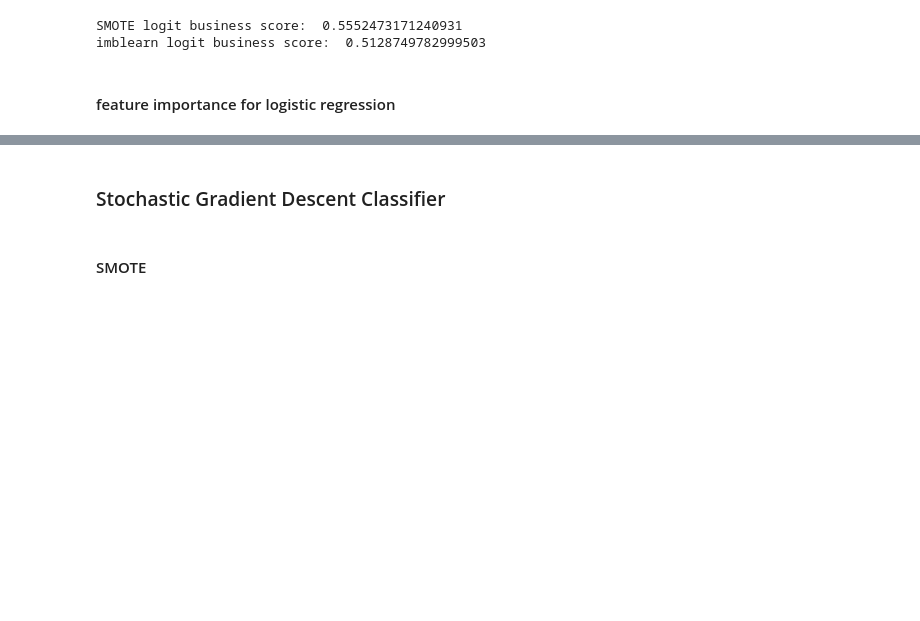
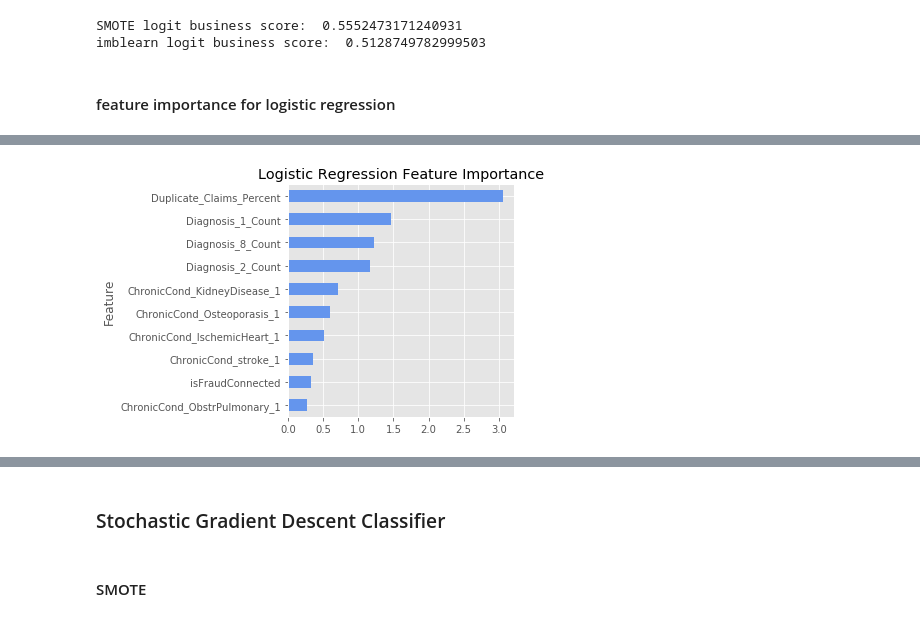
Before and after one commit to cosmochoi/healthcare_fraud, a Jupyter notebook: ML_models_FINAL.ipynb, the cells around one changed output, grey strips where cells are left out. Saved outputs shown, nothing was run; the diff lists cells and outputs as text; code cells hidden in the pictures; blank space fills up the shorter version.

```diff
--- a/ML_models_FINAL.ipynb
+++ b/ML_models_FINAL.ipynb
@@ -274,0 +275,9 @@ scores
+# %%
+sortedDF = scores.head(10)
+sortedDF = sortedDF.sort_values('Score')
+sortedDF.plot.barh(x='Feature', y='Score', color='cornflowerblue', legend=None)
+plt.title('Logistic Regression Feature Importance')
+plt.tight_layout()
+plt.savefig("LogitImportance", bbox_inches = "tight")
+# %% [output]
+[figure, added]
```
Also changed, not shown: parts of 24 cells of this notebook, 2 other files.
